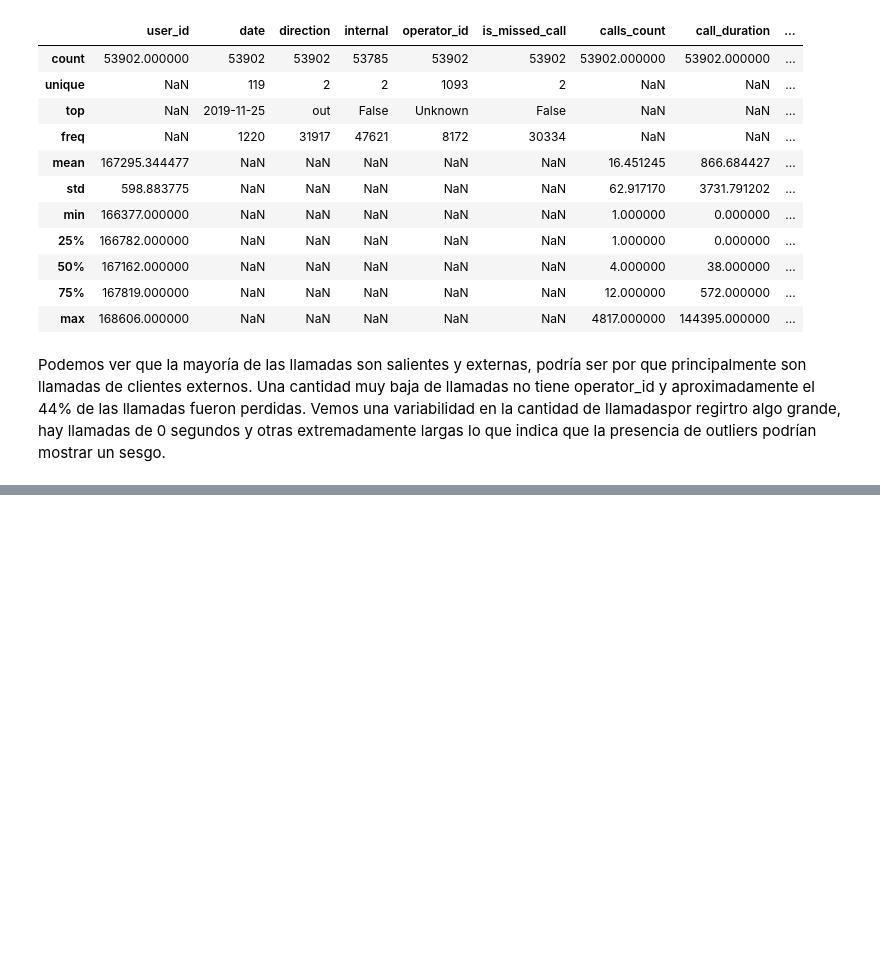
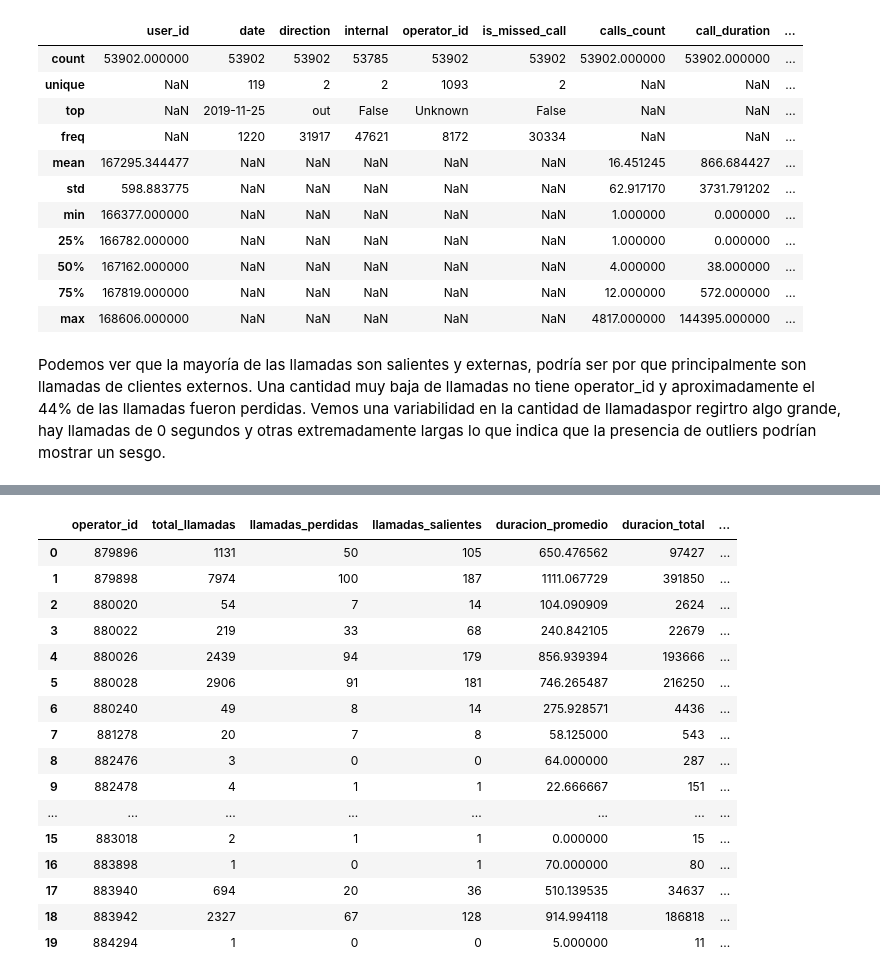
Before and after one commit to fttm-mdz/proyecto_final, a Jupyter notebook: notebooks/EDA_inicial.ipynb, the cells around one changed output, grey strips where cells are left out. Drawn from its saved outputs; the diff is of its cells as text; code cells hidden in the pictures; blank space fills up the shorter version.

Commit message:
21 más ineficientes

```diff
--- a/notebooks/EDA_inicial.ipynb
+++ b/notebooks/EDA_inicial.ipynb
@@ -274,3 +283,14 @@ df2.describe(include="all")
 | max | 168606.000000 | NaN | NaN | NaN | NaN | NaN | 4817.000000 | 144395.000000 | ... |
 # %% [markdown]
 Podemos ver que la mayoría de las llamadas son salientes y externas, podría ser por que principalmente son llamadas de clientes externos. Una cantidad muy baja de llamadas no tiene operator_id y aproximadamente el 44% de las llamadas fueron perdidas. Vemos una variabilidad en la cantidad de llamadaspor regirtro algo grande, hay llamadas de 0 segundos y otras extremadamente largas lo que indica que la presencia de outliers podrían mostrar un sesgo.
+# %%
+#Identificación de patrones entre variables para detección de operadores ineficientes
+resumen_operadores = df2.groupby("operator_id").agg(
+    total_llamadas = ("calls_count", "sum"),
+    llamadas_perdidas = ("is_missed_call", "sum"),
+    llamadas_salientes = ("direction", lambda x: (x=="out").sum()),
+    duracion_promedio = ("call_duration", "mean"),
+    duracion_total = ("total_call_duration", "sum")
+).reset_index()
+
+resumen_operadores
@@ -276,0 +311,25 @@ Podemos ver que la mayoría de las llamadas son salientes y externas, podría se
+# %%
+#% de llamadas perdidas
+resumen_operadores["porcentaje_perdidas"] = (
+    resumen_operadores["llamadas_perdidas"] / resumen_operadores["total_llamadas"] * 100
+)
+
+resumen_operadores.head(20)
+# %% [output]
+|  | operator_id | total_llamadas | llamadas_perdidas | llamadas_salientes | duracion_promedio | duracion_total | ... |
+| 0 | 879896 | 1131 | 50 | 105 | 650.476562 | 97427 | ... |
+| 1 | 879898 | 7974 | 100 | 187 | 1111.067729 | 391850 | ... |
+| 2 | 880020 | 54 | 7 | 14 | 104.090909 | 2624 | ... |
+| 3 | 880022 | 219 | 33 | 68 | 240.842105 | 22679 | ... |
+| 4 | 880026 | 2439 | 94 | 179 | 856.939394 | 193666 | ... |
+| 5 | 880028 | 2906 | 91 | 181 | 746.265487 | 216250 | ... |
+| 6 | 880240 | 49 | 8 | 14 | 275.928571 | 4436 | ... |
+| 7 | 881278 | 20 | 7 | 8 | 58.125000 | 543 | ... |
+| 8 | 882476 | 3 | 0 | 0 | 64.000000 | 287 | ... |
+| 9 | 882478 | 4 | 1 | 1 | 22.666667 | 151 | ... |
+| ... | ... | ... | ... | ... | ... | ... | ... |
+| 15 | 883018 | 2 | 1 | 1 | 0.000000 | 15 | ... |
+| 16 | 883898 | 1 | 0 | 1 | 70.000000 | 80 | ... |
+| 17 | 883940 | 694 | 20 | 36 | 510.139535 | 34637 | ... |
+| 18 | 883942 | 2327 | 67 | 128 | 914.994118 | 186818 | ... |
+| 19 | 884294 | 1 | 0 | 0 | 5.000000 | 11 | ... |
```
Also changed, not shown: parts of 9 cells of this notebook.
